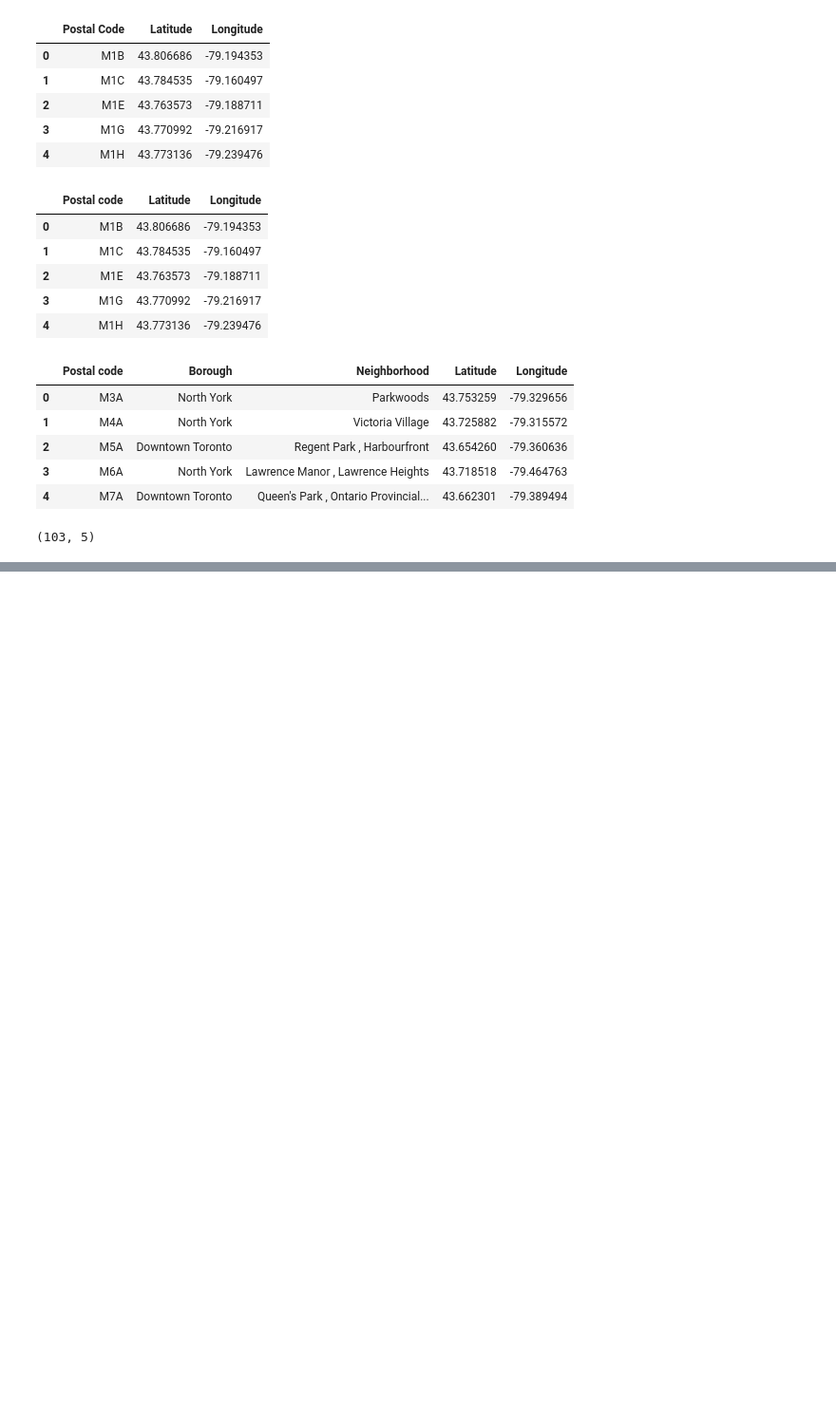
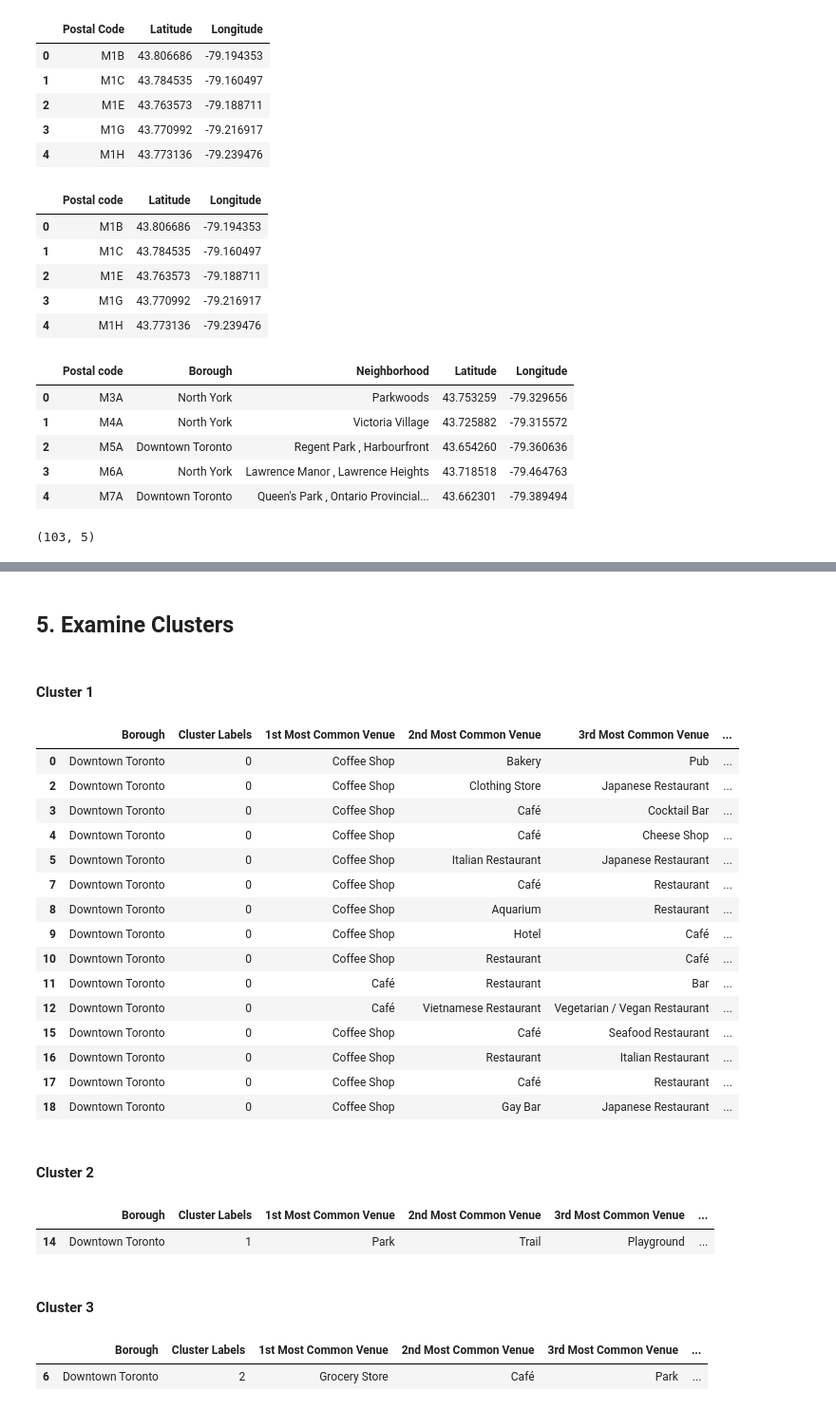
Before and after one commit to Vsp07/Coursera_Capstone, a Jupyter notebook: Segmenting and Clustering Neighborhoods in Toronto.ipynb, the cells around one changed output, grey strips where cells are left out. Shown at 95% size. Saved outputs shown, nothing was run; the diff lists cells and outputs as text; code cells hidden in the pictures; blank space fills up the shorter version.

```diff
--- a/Segmenting and Clustering Neighborhoods in Toronto.ipynb
+++ b/Segmenting and Clustering Neighborhoods in Toronto.ipynb
@@ -155,0 +504,21 @@ neighborhoods_f.shape
+# %%
+num_top_venues = 10
+
+indicators = ['st', 'nd', 'rd']
+
+# create columns according to number of top venues
+columns = ['Neighborhood']
+for ind in np.arange(num_top_venues):
+    try:
+        columns.append('{}{} Most Common Venue'.format(ind+1, indicators[ind]))
+    except:
+        columns.append('{}th Most Common Venue'.format(ind+1))
+
+# create a new dataframe
+neighborhoods_venues_sorted = pd.DataFrame(columns=columns)
+neighborhoods_venues_sorted['Neighborhood'] = downtown_grouped['Neighborhood']
+
+for ind in np.arange(downtown_grouped.shape[0]):
+    neighborhoods_venues_sorted.iloc[ind, 1:] = return_most_common_venues(downtown_grouped.iloc[ind, :], num_top_venues)
+
+neighborhoods_venues_sorted.head()
@@ -155,0 +536,11 @@ neighborhoods_f.shape
+# %%
+# set number of clusters
+kclusters = 5
+
+downtown_grouped_clustering = downtown_grouped.drop('Neighborhood', 1)
+
+# run k-means clustering
+kmeans = KMeans(n_clusters=kclusters, random_state=0).fit(downtown_grouped_clustering)
+
+# check cluster labels generated for each row in the dataframe
+kmeans.labels_[0:10]
@@ -155,0 +551,10 @@ neighborhoods_f.shape
+# %%
+# add clustering labels
+neighborhoods_venues_sorted.insert(0, 'Cluster Labels', kmeans.labels_)
+
+downtown_merged = Downtown_T_data
+
+# merge toronto_grouped with toronto_data to add latitude/longitude for each neighborhood
+downtown_merged = downtown_merged.join(neighborhoods_venues_sorted.set_index('Neighborhood'), on='Neighborhood')
+
+downtown_merged.head() # check the last columns!
@@ -155,0 +596,37 @@ neighborhoods_f.shape
+# %% [markdown]
+## 5. Examine Clusters
+# %% [markdown]
+#### Cluster 1
+# %%
+downtown_merged.loc[downtown_merged['Cluster Labels'] == 0, downtown_merged.columns[[1] + list(range(5, downtown_merged.shape[1]))]]
+# %% [output]
+|  | Borough | Cluster Labels | 1st Most Common Venue | 2nd Most Common Venue | 3rd Most Common Venue | ... |
+| 0 | Downtown Toronto | 0 | Coffee Shop | Bakery | Pub | ... |
+| 2 | Downtown Toronto | 0 | Coffee Shop | Clothing Store | Japanese Restaurant | ... |
+| 3 | Downtown Toronto | 0 | Coffee Shop | Café | Cocktail Bar | ... |
+| 4 | Downtown Toronto | 0 | Coffee Shop | Café | Cheese Shop | ... |
+| 5 | Downtown Toronto | 0 | Coffee Shop | Italian Restaurant | Japanese Restaurant | ... |
+| 7 | Downtown Toronto | 0 | Coffee Shop | Café | Restaurant | ... |
+| 8 | Downtown Toronto | 0 | Coffee Shop | Aquarium | Restaurant | ... |
+| 9 | Downtown Toronto | 0 | Coffee Shop | Hotel | Café | ... |
+| 10 | Downtown Toronto | 0 | Coffee Shop | Restaurant | Café | ... |
+| 11 | Downtown Toronto | 0 | Café | Restaurant | Bar | ... |
+| 12 | Downtown Toronto | 0 | Café | Vietnamese Restaurant | Vegetarian / Vegan Restaurant | ... |
+| 15 | Downtown Toronto | 0 | Coffee Shop | Café | Seafood Restaurant | ... |
+| 16 | Downtown Toronto | 0 | Coffee Shop | Restaurant | Italian Restaurant | ... |
+| 17 | Downtown Toronto | 0 | Coffee Shop | Café | Restaurant | ... |
+| 18 | Downtown Toronto | 0 | Coffee Shop | Gay Bar | Japanese Restaurant | ... |
+# %% [markdown]
+#### Cluster 2
+# %%
+downtown_merged.loc[downtown_merged['Cluster Labels'] == 1, downtown_merged.columns[[1] + list(range(5, downtown_merged.shape[1]))]]
+# %% [output]
+|  | Borough | Cluster Labels | 1st Most Common Venue | 2nd Most Common Venue | 3rd Most Common Venue | ... |
+| 14 | Downtown Toronto | 1 | Park | Trail | Playground | ... |
+# %% [markdown]
+#### Cluster 3
+# %%
+downtown_merged.loc[downtown_merged['Cluster Labels'] == 2, downtown_merged.columns[[1] + list(range(5, downtown_merged.shape[1]))]]
+# %% [output]
+|  | Borough | Cluster Labels | 1st Most Common Venue | 2nd Most Common Venue | 3rd Most Common Venue | ... |
+| 6 | Downtown Toronto | 2 | Grocery Store | Café | Park | ... |
```
Also changed, not shown: parts of 65 cells of this notebook.
